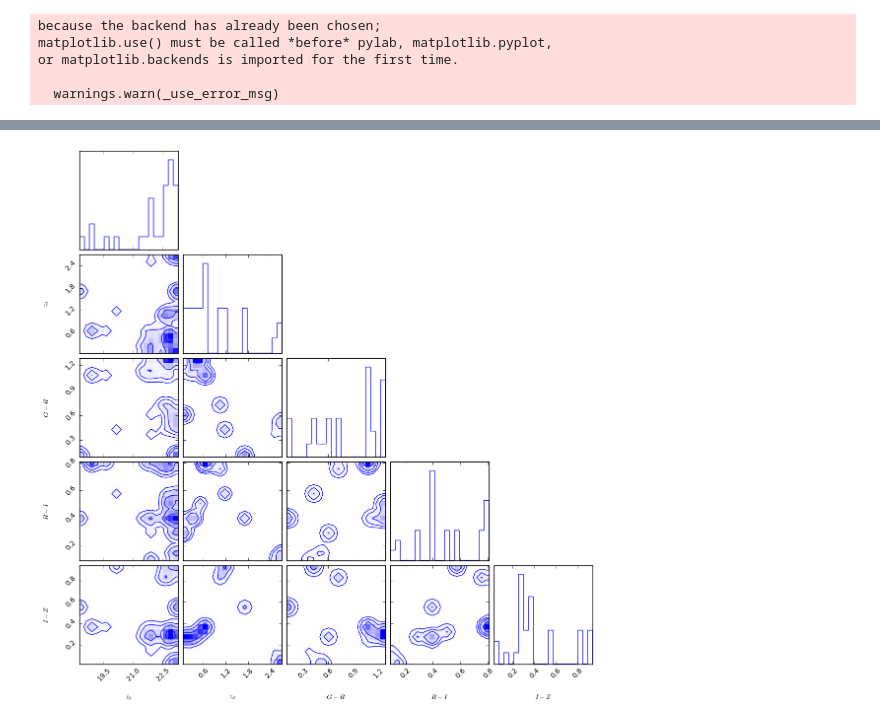
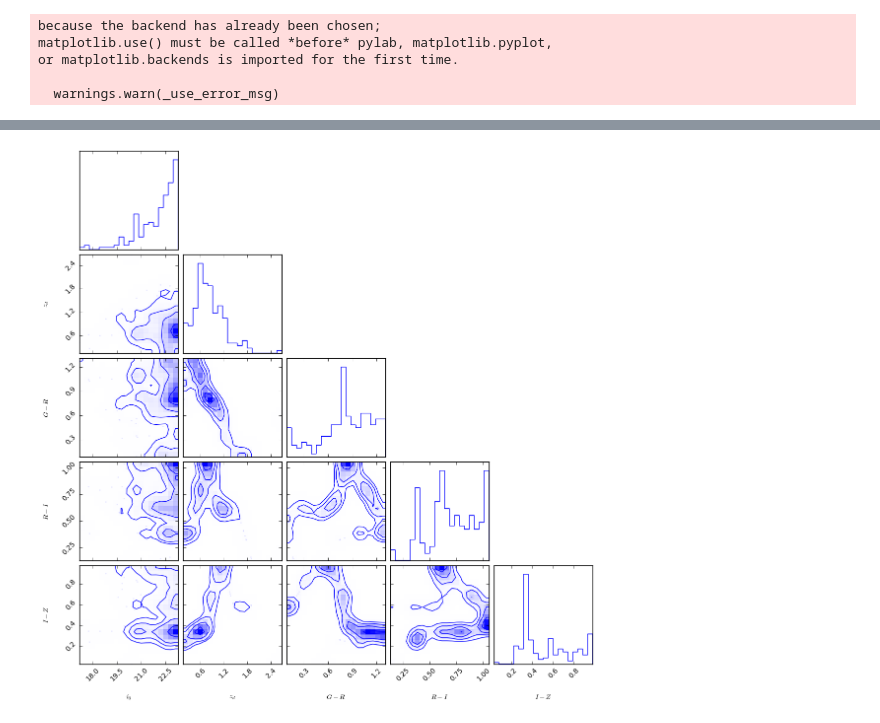
Before and after one commit to drphilmarshall/OM10, a Jupyter notebook: notebooks/LensColorComparison.ipynb, the cells around one changed output, grey strips where cells are left out. Drawn from its saved outputs; the diff is of its cells as text; code cells hidden in the pictures.

Commit message:
choosing the samples in the notebook just like the tutorial

```diff
--- a/notebooks/LensColorComparison.ipynb
+++ b/notebooks/LensColorComparison.ipynb
@@ -53,12 +84,12 @@ Length = 30 rows
 # %%
 # Draw the cornerplot for the lenses that I painted
 
 # I always had an error related to LaTeX, but this line fixes it
 matplotlib.rc('text', usetex=False)
 
-fig = om10.plot_sample(db.lenses, color='blue', parameters=('MAGI','ZLENS', 'GR', 'RI', 'IZ'))
+fig = om10.plot_sample(db.sample, color='blue', parameters=('MAGI','ZLENS', 'GR', 'RI', 'IZ'))
 # %% [output]
-[figure, old version]
+[figure, new version]
 # %%
 # Initialize everything to make a cornerplot
 # Rather than changing db.py to enable reading text files I just did in Jupyter
```
Also changed, not shown: parts of 4 cells of this notebook.
